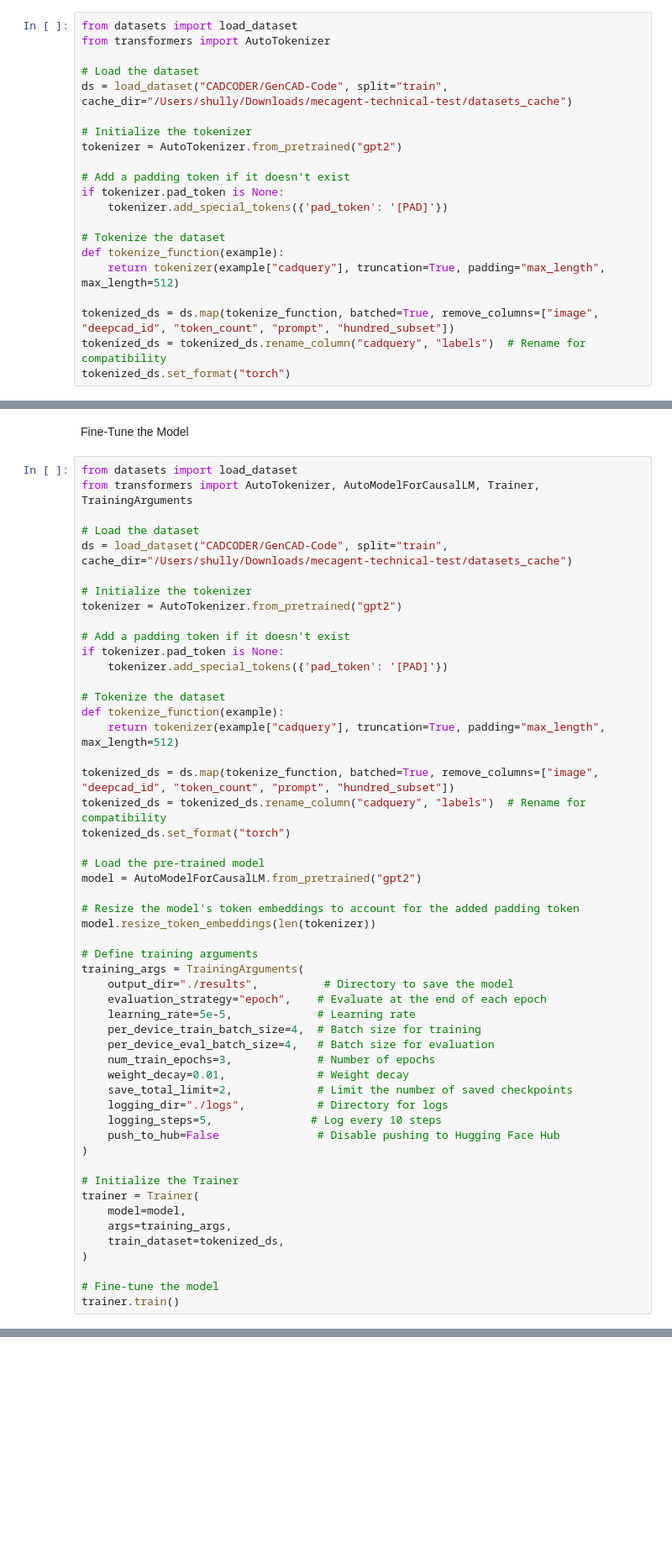
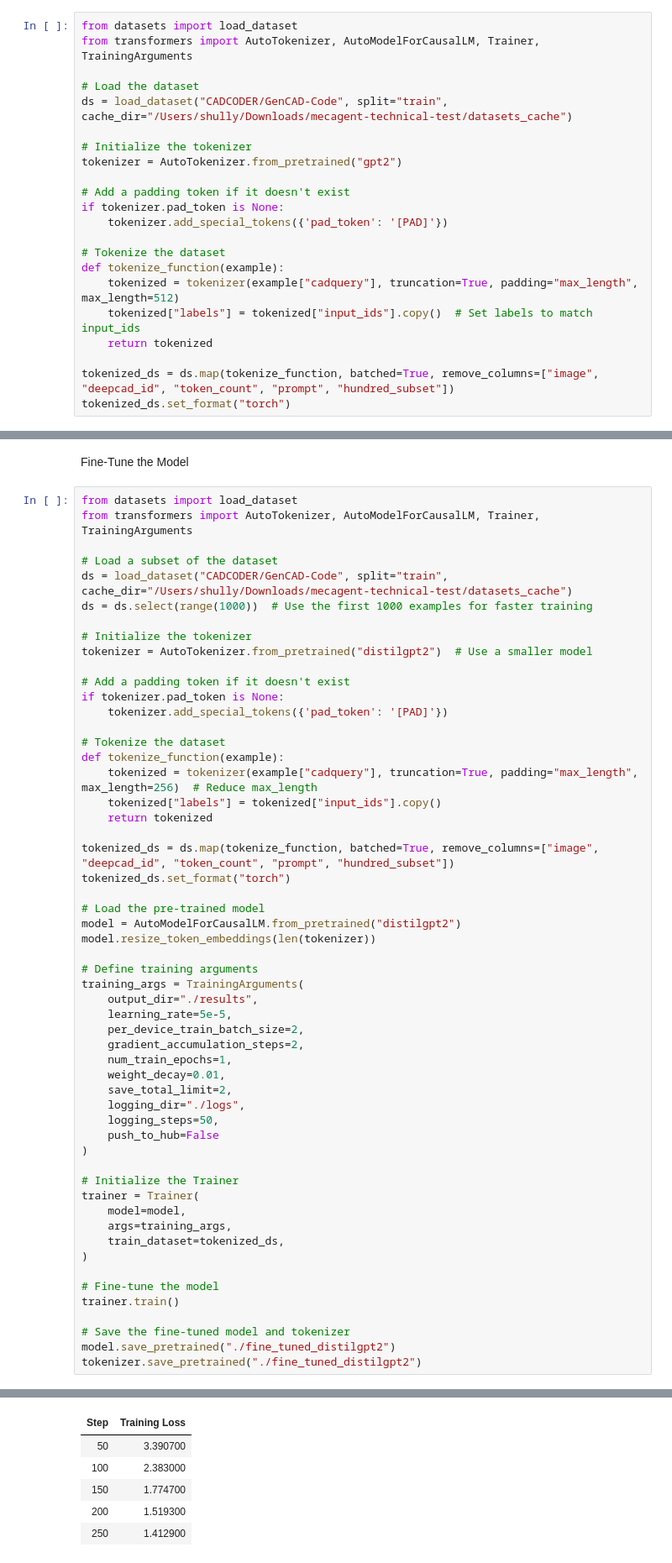
Before and after one commit to Shullyson/mecagent-test-sulaiman-waliu, a Jupyter notebook: sulaiman_waliu.ipynb, the cells around one changed output, grey strips where cells are left out. Shown at 84% size. Cells and saved outputs as stored; diff of their text form; blank space fills up the shorter version.

```diff
--- a/sulaiman_waliu.ipynb
+++ b/sulaiman_waliu.ipynb
@@ -321,6 +273,6 @@ print(torch.__version__)
 # %%
 from datasets import load_dataset
-from transformers import AutoTokenizer
+from transformers import AutoTokenizer, AutoModelForCausalLM, Trainer, TrainingArguments
 
 # Load the dataset
 ds = load_dataset("CADCODER/GenCAD-Code", split="train", cache_dir="/Users/shully/Downloads/mecagent-technical-test/datasets_cache")
@@ -334,8 +286,9 @@ if tokenizer.pad_token is None:
 
 # Tokenize the dataset
 def tokenize_function(example):
-    return tokenizer(example["cadquery"], truncation=True, padding="max_length", max_length=512)
+    tokenized = tokenizer(example["cadquery"], truncation=True, padding="max_length", max_length=512)
+    tokenized["labels"] = tokenized["input_ids"].copy()  # Set labels to match input_ids
+    return tokenized
 
 tokenized_ds = ds.map(tokenize_function, batched=True, remove_columns=["image", "deepcad_id", "token_count", "prompt", "hundred_subset"])
-tokenized_ds = tokenized_ds.rename_column("cadquery", "labels")  # Rename for compatibility
 tokenized_ds.set_format("torch")
@@ -418,11 +298,12 @@ Fine-Tune the Model
 from datasets import load_dataset
 from transformers import AutoTokenizer, AutoModelForCausalLM, Trainer, TrainingArguments
 
-# Load the dataset
+# Load a subset of the dataset
 ds = load_dataset("CADCODER/GenCAD-Code", split="train", cache_dir="/Users/shully/Downloads/mecagent-technical-test/datasets_cache")
+ds = ds.select(range(1000))  # Use the first 1000 examples for faster training
 
 # Initialize the tokenizer
-tokenizer = AutoTokenizer.from_pretrained("gpt2")
+tokenizer = AutoTokenizer.from_pretrained("distilgpt2")  # Use a smaller model
 
 # Add a padding token if it doesn't exist
 if tokenizer.pad_token is None:
@@ -430,31 +311,29 @@ if tokenizer.pad_token is None:
 
 # Tokenize the dataset
 def tokenize_function(example):
-    return tokenizer(example["cadquery"], truncation=True, padding="max_length", max_length=512)
+    tokenized = tokenizer(example["cadquery"], truncation=True, padding="max_length", max_length=256)  # Reduce max_length
+    tokenized["labels"] = tokenized["input_ids"].copy()
+    return tokenized
 
 tokenized_ds = ds.map(tokenize_function, batched=True, remove_columns=["image", "deepcad_id", "token_count", "prompt", "hundred_subset"])
-tokenized_ds = tokenized_ds.rename_column("cadquery", "labels")  # Rename for compatibility
 tokenized_ds.set_format("torch")
 
 # Load the pre-trained model
-model = AutoModelForCausalLM.from_pretrained("gpt2")
-
-# Resize the model's token embeddings to account for the added padding token
+model = AutoModelForCausalLM.from_pretrained("distilgpt2")
 model.resize_token_embeddings(len(tokenizer))
 
 # Define training arguments
 training_args = TrainingArguments(
-    output_dir="./results",          # Directory to save the model
-    evaluation_strategy="epoch",    # Evaluate at the end of each epoch
-    learning_rate=5e-5,             # Learning rate
-    per_device_train_batch_size=4,  # Batch size for training
-    per_device_eval_batch_size=4,   # Batch size for evaluation
-    num_train_epochs=3,             # Number of epochs
-    weight_decay=0.01,              # Weight decay
-    save_total_limit=2,             # Limit the number of saved checkpoints
-    logging_dir="./logs",           # Directory for logs
-    logging_steps=5,               # Log every 10 steps
-    push_to_hub=False               # Disable pushing to Hugging Face Hub
+    output_dir="./results",
+    learning_rate=5e-5,
+    per_device_train_batch_size=2,
+    gradient_accumulation_steps=2,
+    num_train_epochs=1,
+    weight_decay=0.01,
+    save_total_limit=2,
+    logging_dir="./logs",
+    logging_steps=50,
+    push_to_hub=False
 )
 
 # Initialize the Trainer
@@ -466,5 +345,9 @@ trainer = Trainer(
 
 # Fine-tune the model
 trainer.train()
+
+# Save the fine-tuned model and tokenizer
+model.save_pretrained("./fine_tuned_distilgpt2")
+tokenizer.save_pretrained("./fine_tuned_distilgpt2")
 # %% [output]
 The new embeddings will be initialized from a multivariate normal distribution that has old embeddings' mean and covariance. As described in this article: https://nlp.stanford.edu/~johnhew/vocab-expan ...
@@ -471,0 +356,6 @@ TypeError: TrainingArguments.__init__() got an unexpected keyword argument 'eval
+| Step | Training Loss |
+| 50 | 3.390700 |
+| 100 | 2.383000 |
+| 150 | 1.774700 |
+| 200 | 1.519300 |
+| 250 | 1.412900 |
```
Also changed, not shown: parts of 13 cells of this notebook, 2 other files.
